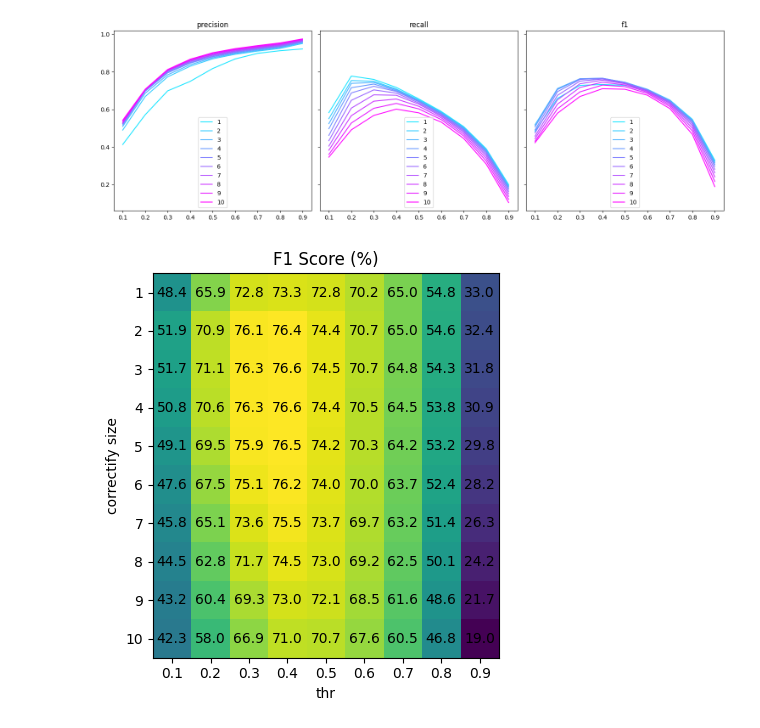
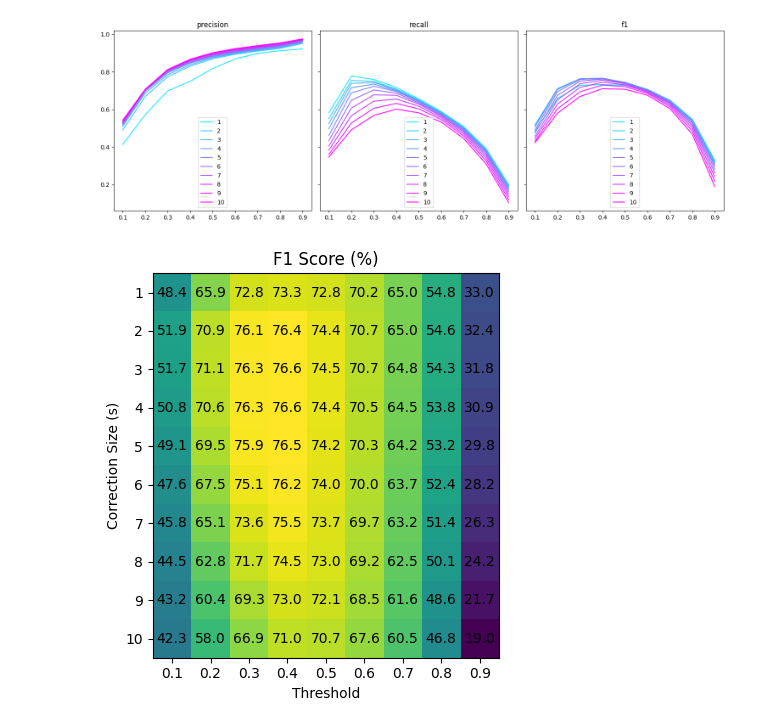
Before and after one commit to JulianBvW/Wearable-Sleep-Event-Detection, a Jupyter notebook: Notebooks/55_analyse_correctify_size.ipynb, the cells around one changed output. Saved outputs shown, nothing was run; the diff lists cells and outputs as text; code cells hidden in the pictures.

Commit message:
Paper Plots - Correcition Size

```diff
--- a/Notebooks/55_analyse_correctify_size.ipynb
+++ b/Notebooks/55_analyse_correctify_size.ipynb
@@ -24,23 +24,23 @@ plt.tight_layout()
 # %%
 cor_sizes = list(range(1, 11))
 thrs = [i/10 for i in range(1, 10)]
 f1_scores = np.array([[data[(data['thr'] == thr) & (data['cor_size'] == cor_size)].iloc[0]['f1'] for thr in thrs] for cor_size in cor_sizes])
 
 _, ax = plt.subplots()
 ax.imshow(f1_scores)
 
 ax.set_xticks(range(len(thrs)), labels=thrs)
 ax.set_yticks(range(len(cor_sizes)), labels=cor_sizes)
 
 for i in range(len(cor_sizes)):
     for j in range(len(thrs)):
         text = ax.text(j, i, round(f1_scores[i, j]*100, 1), ha='center', va='center', color='k')
 
 ax.set_title('F1 Score (%)')
-ax.set_ylabel('correctify size')
-ax.set_xlabel('thr')
+ax.set_ylabel('Correction Size (s)')
+ax.set_xlabel('Threshold')
 
 plt.tight_layout()
 plt.show()
 # %% [output]
-[figure, old version]
+[figure, new version]
```
Also changed, not shown: parts of 1 cell of this notebook.
